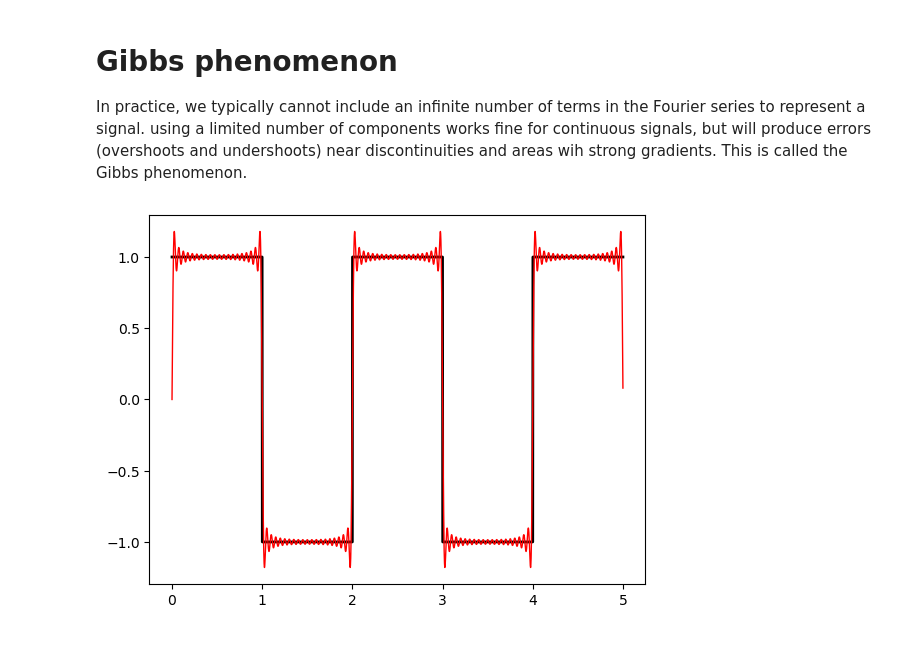
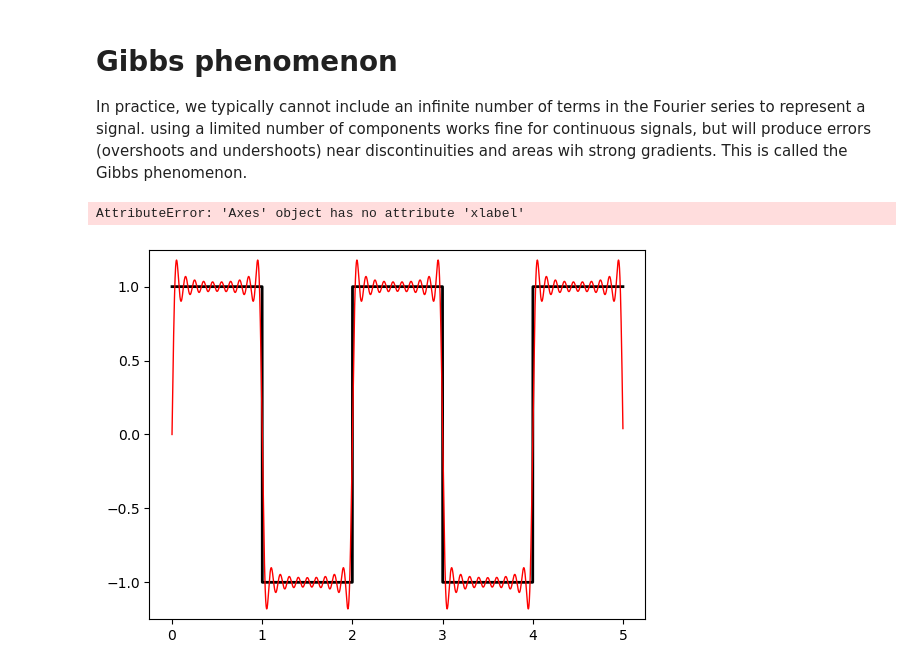
Before and after one commit to thorbjornmoeUiB/GEOF211_compendium, a Jupyter notebook: GEOF211_book/_build/jupyter_execute/Useful_calculus/Fourier_transforms.ipynb, the cells around one changed output. Drawn from its saved outputs; the diff is of its cells as text; code cells hidden in the pictures.

```diff
--- a/GEOF211_book/_build/jupyter_execute/Useful_calculus/Fourier_transforms.ipynb
+++ b/GEOF211_book/_build/jupyter_execute/Useful_calculus/Fourier_transforms.ipynb
@@ -145,28 +145,28 @@ In practice, we typically cannot include an infinite number of terms in the Four
 # %%
 import numpy as np
 import matplotlib.pyplot as plt
 
 t = np.arange(0,5,0.001)
 
 square_wave = 1 - 2 * (t.astype(int) % 2)
 
-N = 20 #number of frequencies to include
+N = 10 #number of frequencies to include
 fsq = np.zeros_like(t) #fsw short for frequencies
 
 for i in range(N): #loop through the 20 first sine waves
     n = 2*i + 1
     fsq += np.sin(n * np.pi *t) / n #adds the sine wave for n into the sum
 fsq *= 4 / np.pi
 
 fig, ax = plt.subplots()
-ax.plot(t, square_wave,'k', lw=2)
-ax.plot(t, fsq, 'r',lw=1)
-#ax.set_ylim(-1.2,1.2)
+ax.plot(t, square_wave,'k', lw=2,label='true signal')
+ax.plot(t, fsq, 'r',lw=1, label='Fourier series, n=10')
+ax.set_ylim(-1.25,1.25)
+ax.xlabel(Time, t)
+ax.ylabel(y(t))
 
 
-#ax.grid(b=True, c='k', lw=1, ls='--', which='major')
-#ax.grid(b=True, c='0.4', lw=0.5, ls=':', which='minor')
-
 plt.show()
 # %% [output]
+AttributeError: 'Axes' object has no attribute 'xlabel'
-[figure, old version]
+[figure, new version]
```
Also changed, not shown: 9 other files.
